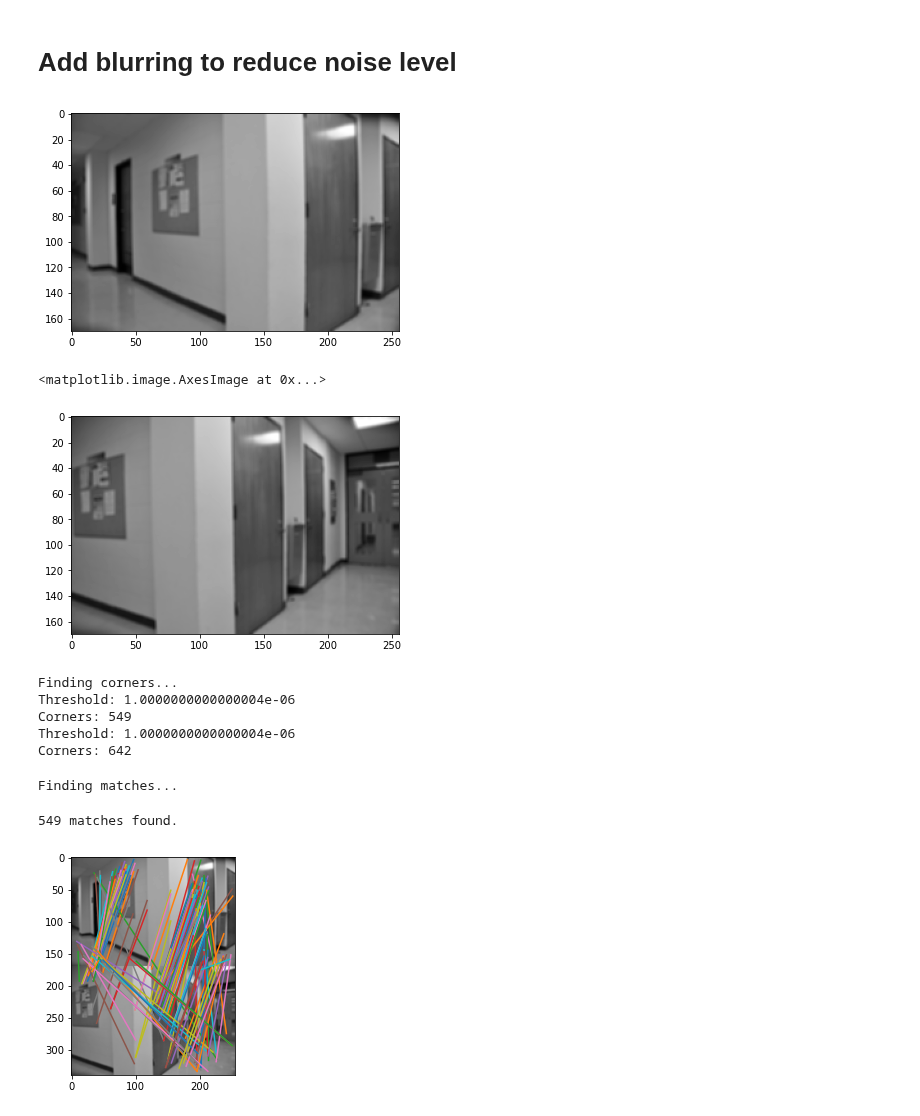
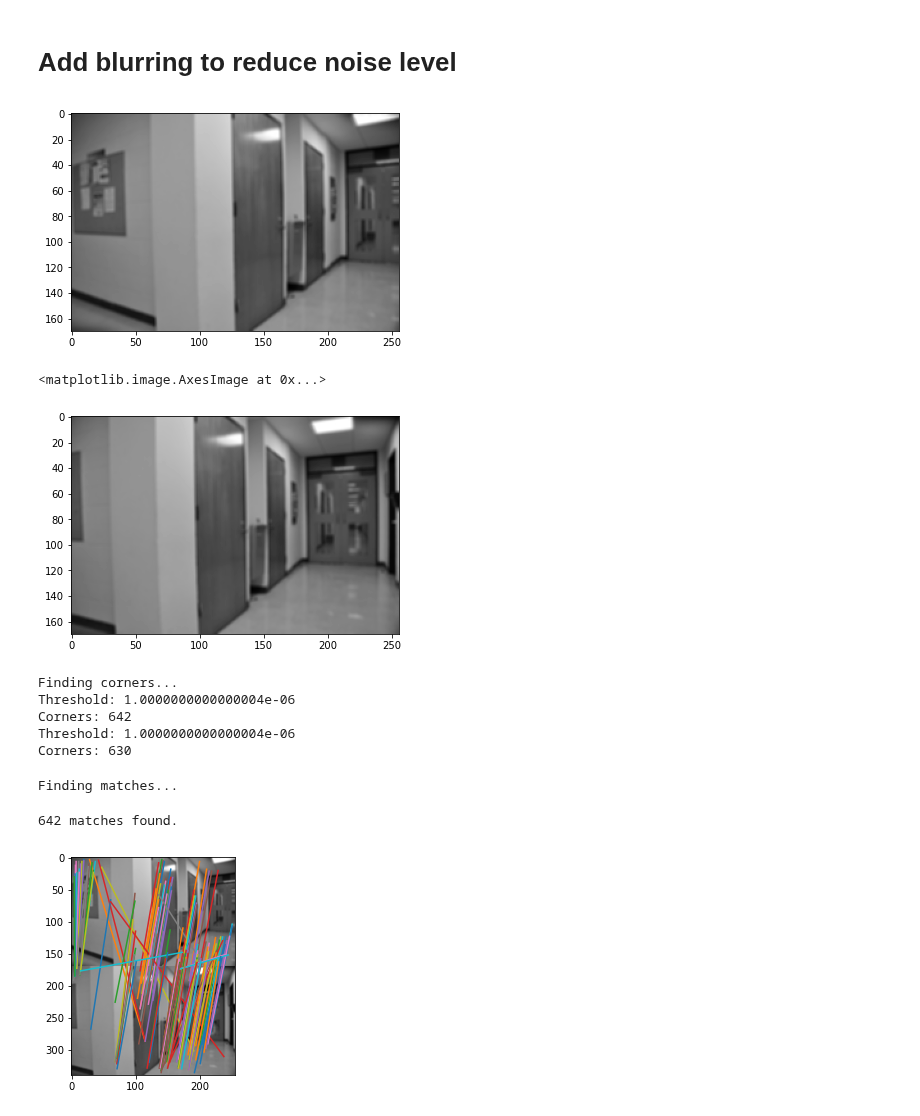
Before and after one commit to Tsmorz/computer-vision, a Jupyter notebook: Project 2/Harris Corner Matching.ipynb, the cells around one changed output. Saved outputs shown, nothing was run; the diff lists cells and outputs as text; code cells hidden in the pictures.

Commit message:
different image pair

```diff
--- a/Project 2/Harris Corner Matching.ipynb
+++ b/Project 2/Harris Corner Matching.ipynb
@@ -266,7 +266,7 @@ def patch2patch(im1,im2,corners1,corners2,width,num_matches):
 reduce = 2
 
 # Load image1
-file = 'DanaHallWay1/DSC_0281.JPG'
+file = 'DanaHallWay1/DSC_0282.JPG'
 image = Image.open(file)
 # Reduce resolution
 image1 = reduceRes(image,reduce)
@@ -274,7 +274,7 @@ image1 = reduceRes(image,reduce)
 gray1 = rgb2gray(image1)
 
 # Load image2
-file = 'DanaHallWay1/DSC_0282.JPG'
+file = 'DanaHallWay1/DSC_0283.JPG'
 image = Image.open(file)
 # Reduce resolution
 image2 = reduceRes(image,reduce)
@@ -292,9 +292,9 @@ plt.imshow(im1,cmap='gray')
 plt.show()
 plt.imshow(im2,cmap='gray')
 # %% [output]
-[figure, old version]
+[figure, new version]
 <matplotlib.image.AxesImage at 0x...>
-[figure, old version]
+[figure, new version]
 # %%
 # Find sparse corners
 print('Finding corners...')
@@ -305,9 +305,9 @@ corners2 = reducedHarris(im2,ratio,width)
 # %% [output]
 Finding corners...
 Threshold: 1.0000000000000004e-06
-Corners: 549
+Corners: 642
 Threshold: 1.0000000000000004e-06
-Corners: 642
+Corners: 630
 # %%
 # Find matches
 print('Finding matches...')
@@ -316,11 +316,11 @@ matches = patch2patch(im1,im2,corners1,corners2,width,num_matches)
 print(matches.shape[0],'matches found.')
 # %% [output]
 Finding matches...
-549 matches found.
+642 matches found.
 # %%
-drawLines(im1,im2,matches,0.9999)
+drawLines(im1,im2,matches,0.99995)
 # %% [output]
-[figure, old version]
+[figure, new version]
 # %%
 drawLines(im1,im2,matches,0.999)
 # %% [output]
```
Also changed, not shown: parts of 1 cell of this notebook.
